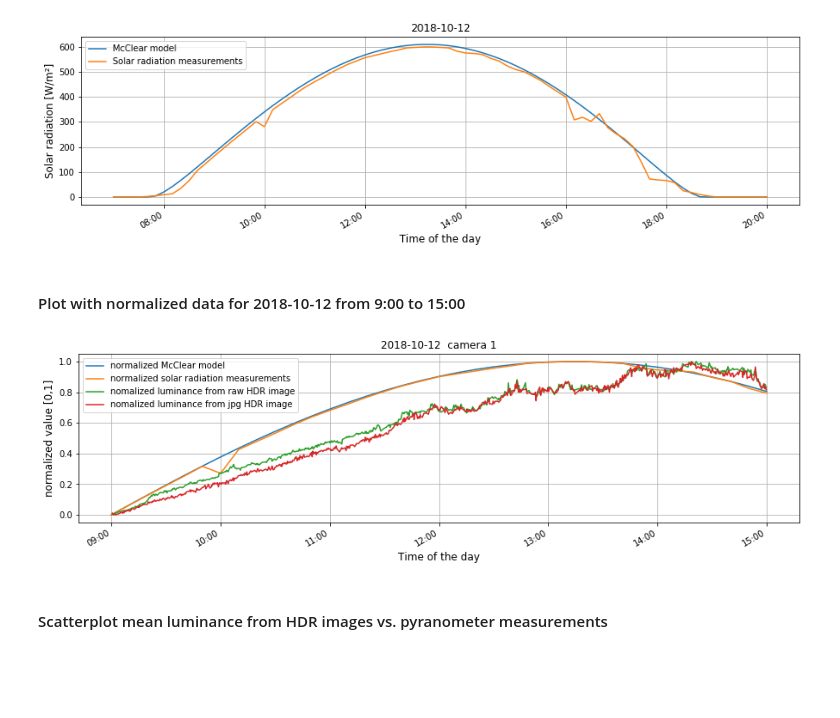
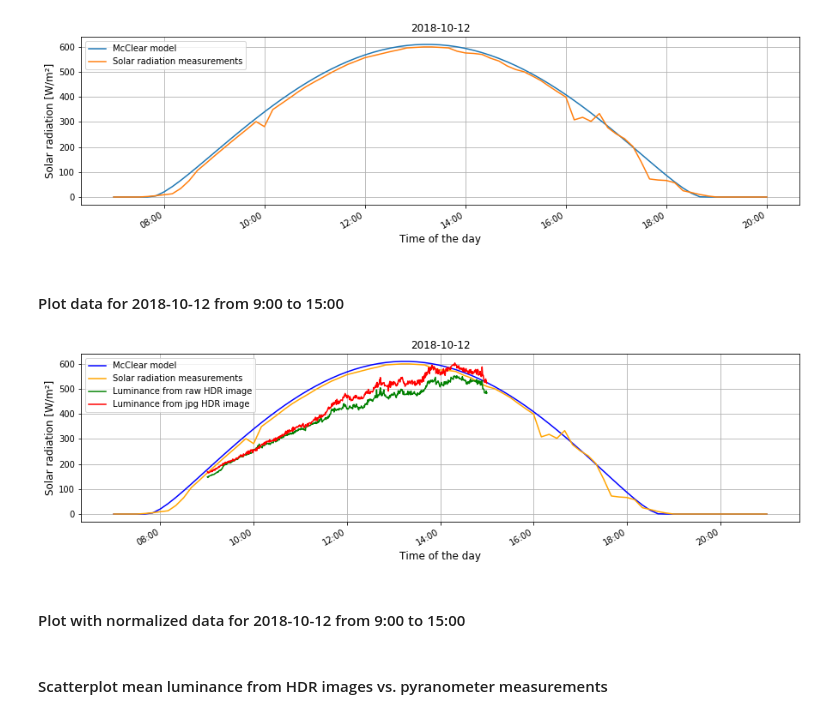
Before and after one commit to ahorv/python_scripts, a Jupyter notebook: irradiance/note_books/20181012_cam1_clear_sky.ipynb, the cells around one changed output. Saved outputs shown, nothing was run; the diff lists cells and outputs as text; code cells hidden in the pictures; blank space fills up the shorter version.

```diff
--- a/irradiance/note_books/20181012_cam1_clear_sky.ipynb
+++ b/irradiance/note_books/20181012_cam1_clear_sky.ipynb
@@ -74,6 +74,42 @@ formatter = DateFormatter('%H:%M')
 plt.gcf().axes[0].xaxis.set_major_formatter(formatter)
 # %% [output]
 [figure]
+# %% [markdown]
+#### Plot data for  2018-10-12 from 9:00 to 15:00
+# %%
+matplotlib.rcParams['timezone'] = 'Europe/Zurich'
+
+day = '2018-10-12'   # day of observation ('2018-10-12' : camera 2, sw-vers. 3)
+s_time = ' 07:00:00' # beginning of observation
+e_time = ' 21:00:00' # end of observation
+start = day + s_time
+end   = day + e_time
+
+lu_rad  = df_lu.loc[start:end]    # weather station
+mc_rad  = df_soda.loc[start:end]  # McClear model
+lum_hdr = lum_hdr.loc[start:end]  # McClear model
+lum_jpg = lum_jpg_m.loc[start:end]  # McClear model
+
+_lum_hdr = lum_hdr/12
+_lum_jpg = lum_jpg/60
+
+fig = plt.figure(2, figsize=(15,4))
+mc_rad.plot(label ='McClear model', color = 'blue')
+lu_rad.plot(label ='Solar radiation measurements', color = 'orange')
+_lum_hdr.plot(label='Luminance from raw HDR image',color = 'green')
+_lum_jpg.plot(label='Luminance from jpg HDR image',color = 'red')
+
+plt.xlabel('Time of the day', fontsize=12)
+plt.ylabel('Solar radiation [W/m²]', fontsize=12)
+plt.legend(loc='upper left')
+plt.grid(b=None, which='major', axis='both')
+plt.title(day)
+fig.autofmt_xdate()
+formatter = DateFormatter('%H:%M')
+#formatter.set_tzinfo(timezone('Europe/Zurich'))
+plt.gcf().axes[0].xaxis.set_major_formatter(formatter)
+# %% [output]
+[figure, added]
 # %% [markdown]
 #### Plot with normalized data for  2018-10-12 from 9:00 to 15:00
 # %%
@@ -111,8 +147,6 @@ plt.title(day + '  camera 1')
 fig.autofmt_xdate()
 formatter = DateFormatter('%H:%M')
 plt.gcf().axes[0].xaxis.set_major_formatter(formatter)
-# %% [output]
-[figure, removed]
 # %% [markdown]
 #### Scatterplot mean luminance from HDR images vs. pyranometer measurements
 # %%
```
Also changed, not shown: parts of 2 cells of this notebook.
